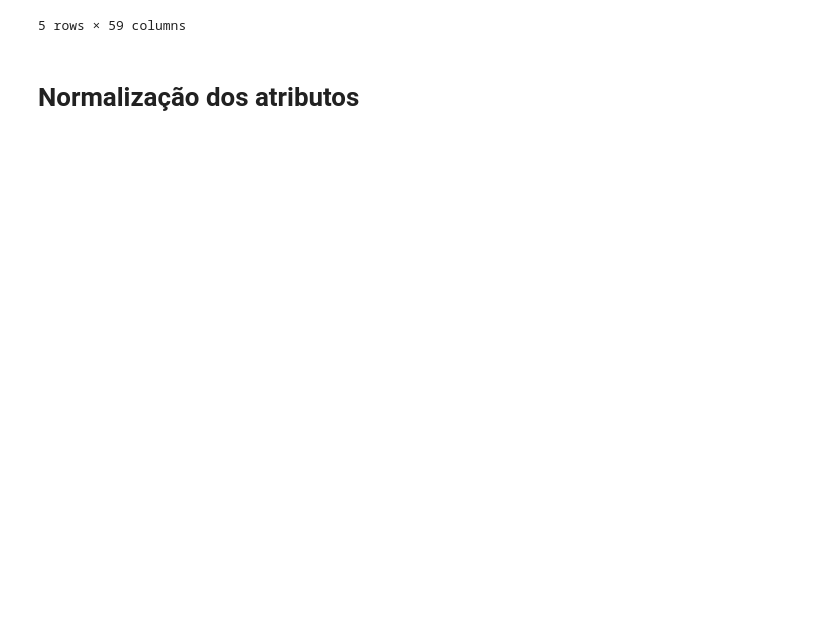
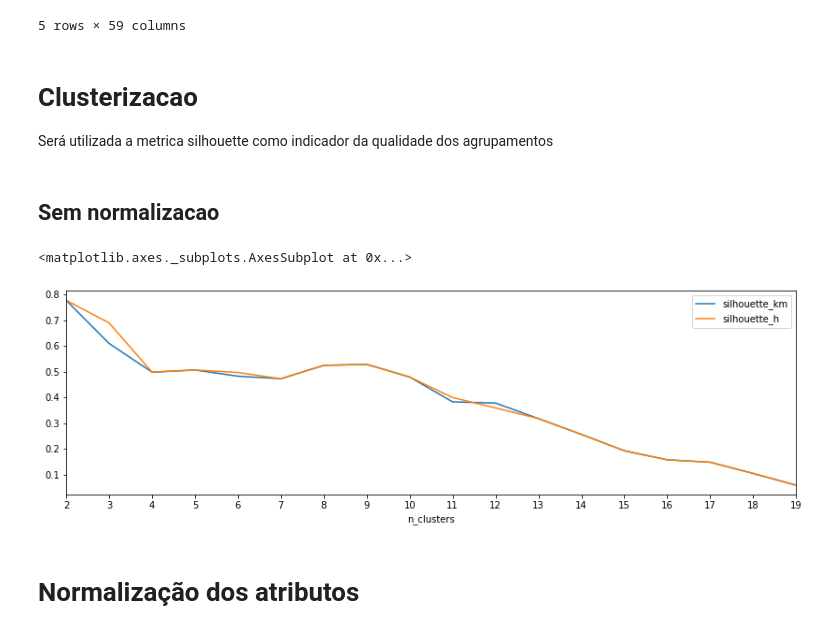
Before and after one commit to V-in/kaggle, a Jupyter notebook: premier_league/notebook.ipynb, the cells around one changed output. Cells and saved outputs as stored; diff of their text form; code cells hidden in the pictures; blank space fills up the shorter version.

```diff
--- a/premier_league/notebook.ipynb
+++ b/premier_league/notebook.ipynb
@@ -87,3 +88,8 @@ df.head(5)
 | Tottenham | 4 | 26 | 145230801 | 38 | 23 | ... |
 | Arsenal | 5 | 25 | 142193180 | 38 | 21 | ... |
 5 rows × 59 columns
+# %% [markdown]
+# Clusterizacao
+Será utilizada a metrica silhouette como indicador da qualidade dos agrupamentos
+# %% [markdown]
+## Sem normalizacao
@@ -90,3 +112,11 @@ df.head(5)
+# %%
+pd.DataFrame(silhouette_values).plot.line(x="n_clusters",
+                                             y=["silhouette_km", "silhouette_h"],
+                                             xticks=range(2,20),
+                                             figsize=[14,4])
+# %% [output]
+<matplotlib.axes._subplots.AxesSubplot at 0x...>
+[figure, added]
 # %% [markdown]
 # Normalização dos atributos
 # %%
```
Also changed, not shown: parts of 35 cells of this notebook.
